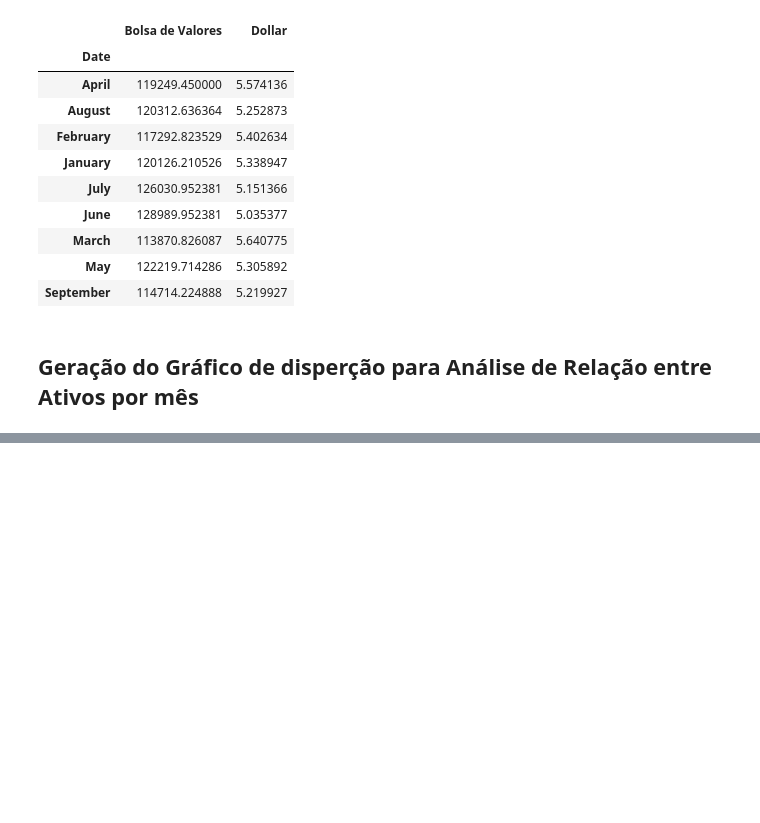
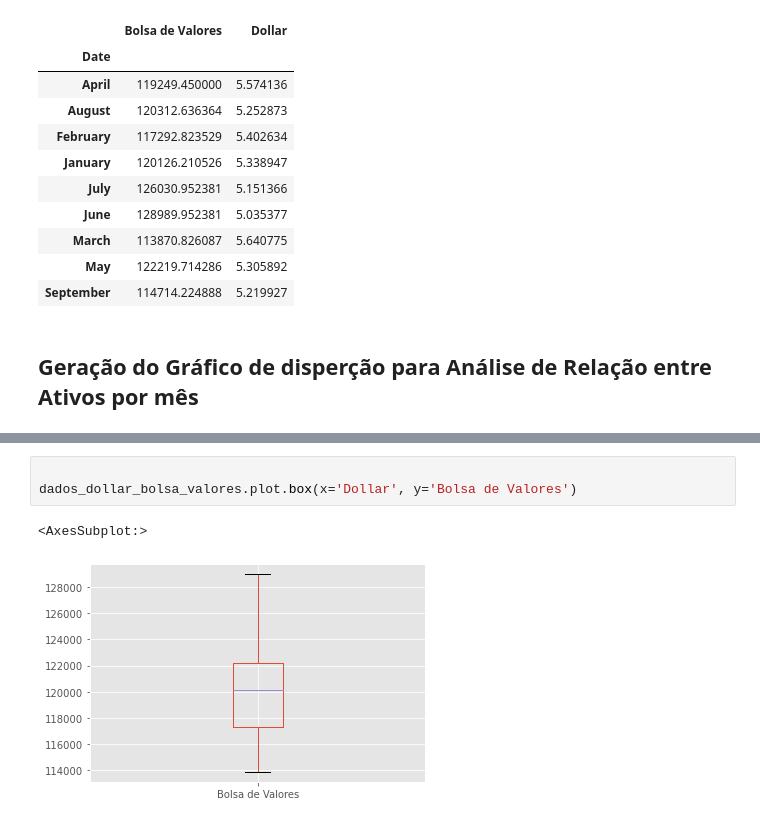
Before and after one commit to MarceloMaurin/Combustivel_Medicamentos, a Jupyter notebook: notebook/Analise Dolar x IBOV2.ipynb, the cells around one changed output, grey strips where cells are left out. Drawn from its saved outputs; the diff is of its cells as text; blank space fills up the shorter version.

```diff
--- a/notebook/Analise Dolar x IBOV2.ipynb
+++ b/notebook/Analise Dolar x IBOV2.ipynb
@@ -188,0 +197,6 @@ plt.show()
+# %%
+
+dados_dollar_bolsa_valores.plot.box(x='Dollar', y='Bolsa de Valores')
+# %% [output]
+<AxesSubplot:>
+[figure, added]
```
Also changed, not shown: parts of 9 cells of this notebook.
